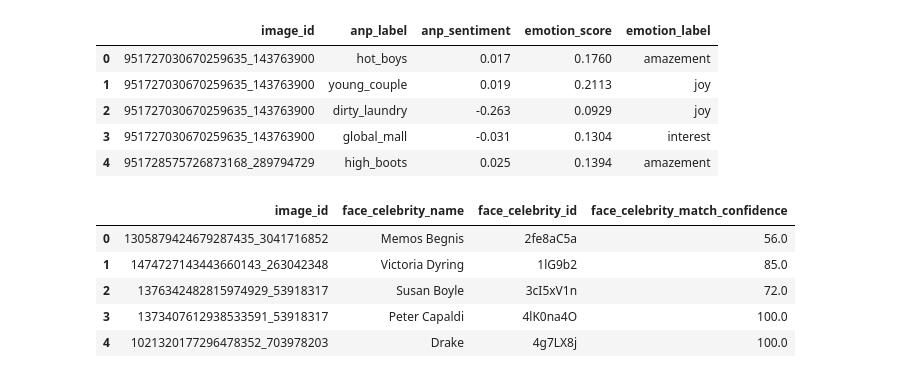
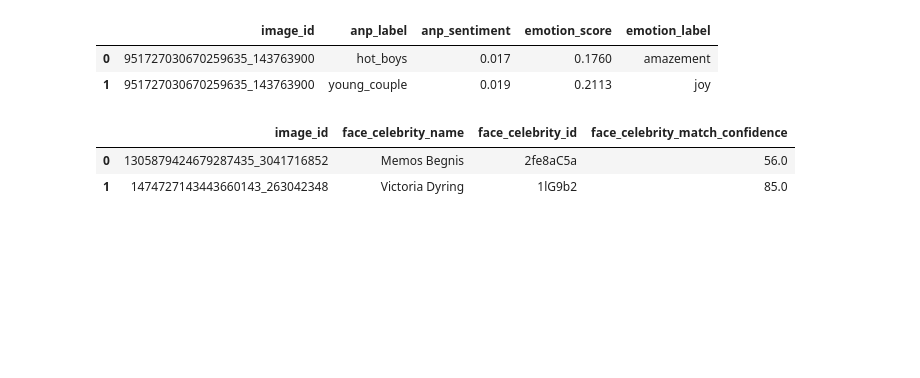
Before and after one commit to JeroenSchmidt/UvA-DSF-group, a Jupyter notebook: uc2/exploration_notebooks/jeroen/first-look.ipynb, the cells around one changed output. Drawn from its saved outputs; the diff is of its cells as text; code cells hidden in the pictures; blank space fills up the shorter version.

```diff
--- a/uc2/exploration_notebooks/jeroen/first-look.ipynb
+++ b/uc2/exploration_notebooks/jeroen/first-look.ipynb
@@ -1,11 +1,3 @@
 # %%
 import pandas as pd
 pd.set_option("max_columns",1000)
-# %%
-anp = pd.read_pickle("../../data/Visual_well_being/anp.pickle")
-celebrity = pd.read_pickle("../../data/Visual_well_being/celebrity.pickle")
-face = pd.read_pickle("../../data/Visual_well_being/face.pickle")
-image_date = pd.read_pickle("../../data/Visual_well_being/image_data.pickle")
-image_metrics = pd.read_pickle("../../data/Visual_well_being/image_metrics.pickle")
-object_labels = pd.read_pickle("../../data/Visual_well_being/object_labels.pickle")
-survery = pd.read_pickle("../../data/Visual_well_being/survey.pickle")
@@ -12,18 +7,12 @@ survery = pd.read_pickle("../../data/Visual_well_being/survey.pickle")
 # %%
-anp.head()
+anp.head(2)
 # %% [output]
 |  | image_id | anp_label | anp_sentiment | emotion_score | emotion_label |
 | 0 | 951727030670259635_143763900 | hot_boys | 0.017 | 0.1760 | amazement |
 | 1 | 951727030670259635_143763900 | young_couple | 0.019 | 0.2113 | joy |
-| 2 | 951727030670259635_143763900 | dirty_laundry | -0.263 | 0.0929 | joy |
-| 3 | 951727030670259635_143763900 | global_mall | -0.031 | 0.1304 | interest |
-| 4 | 951728575726873168_289794729 | high_boots | 0.025 | 0.1394 | amazement |
 # %%
-celebrity.head()
+celebrity.head(2)
 # %% [output]
 |  | image_id | face_celebrity_name | face_celebrity_id | face_celebrity_match_confidence |
 | 0 | 1305879424679287435_3041716852 | Memos Begnis | 2fe8aC5a | 56.0 |
 | 1 | 1474727143443660143_263042348 | Victoria Dyring | 1lG9b2 | 85.0 |
-| 2 | 1376342482815974929_53918317 | Susan Boyle | 3cI5xV1n | 72.0 |
-| 3 | 1373407612938533591_53918317 | Peter Capaldi | 4lK0na4O | 100.0 |
-| 4 | 1021320177296478352_703978203 | Drake | 4g7LX8j | 100.0 |
```
Also changed, not shown: parts of 42 cells of this notebook, 1 other file.
